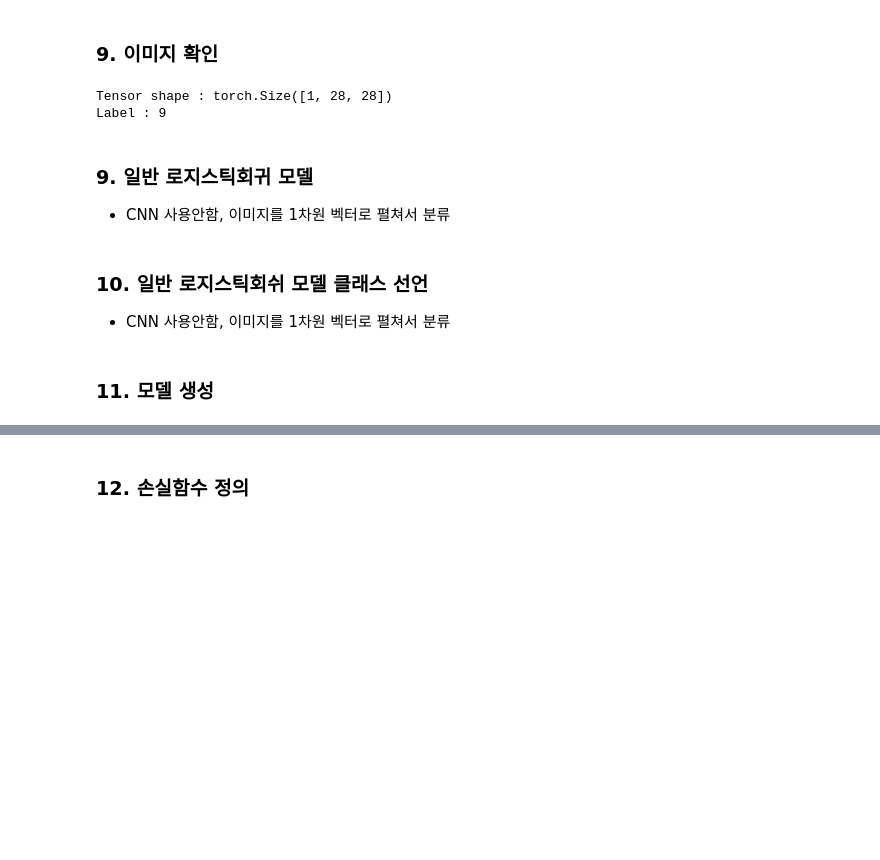
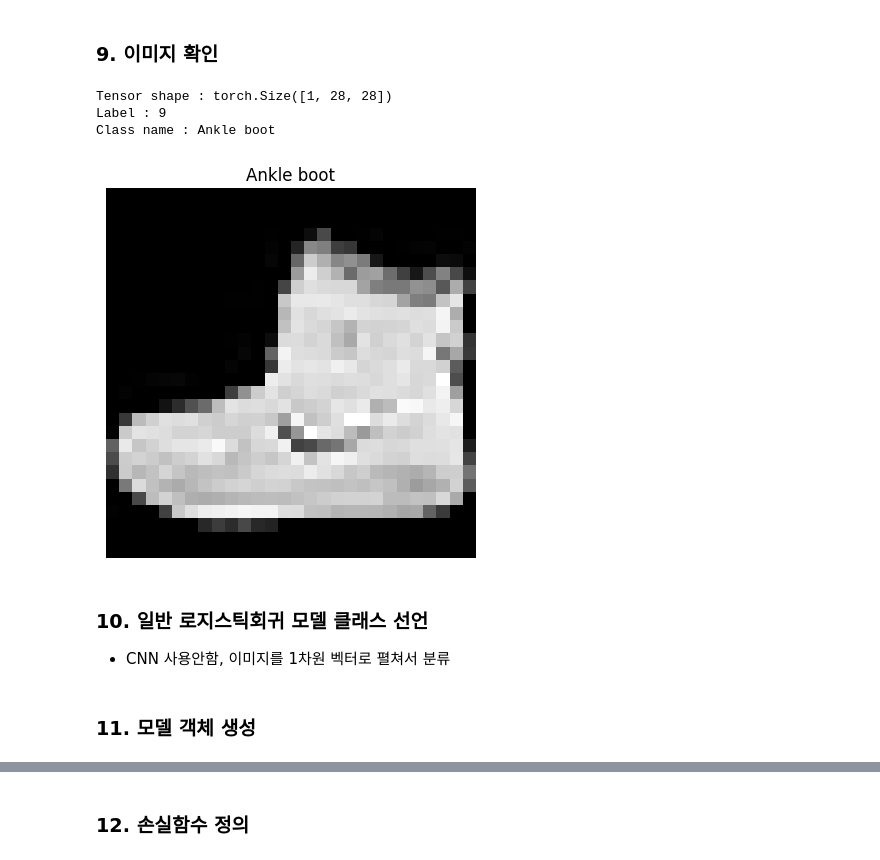
Before and after one commit to Kim-Ye-Sung/iot-python-2026, a Jupyter notebook: day9/ex32_pytorch_fashion_mnist.ipynb, the cells around one changed output, grey strips where cells are left out. Drawn from its saved outputs; the diff is of its cells as text; code cells hidden in the pictures; blank space fills up the shorter version.

```diff
--- a/day9/ex32_pytorch_fashion_mnist.ipynb
+++ b/day9/ex32_pytorch_fashion_mnist.ipynb
@@ -138,24 +138,36 @@ classes = [
 # %% [markdown]
 ### 9. 이미지 확인
 # %%
-import matplotlib.pyplot as plt     # matplotlib 차트에 이미지 출력
+import matplotlib.pyplot as plt  # matplotlib 차트에 이미지 출력
 
-# 데이터셋에서 첫 번째 데이터 가져오기
+# 데이터셋에서 첫번째 데이터
 image, label = train_dataset[0]
 
 print(f'Tensor shape : {image.shape}')
 print(f'Label : {label}')
+print(f'Class name : {classes[label]}')
+
+# 정규화 복원
+# 현재범위가 -1~1 범위로 정규화한걸 다시 복원
+# 필요없음(x) - 옵션
+image = image * 0.5 + 0.5
+
+# 이미지 출력
+# [1, 28, 28] -> [28, 28]
+image = image.squeeze()  # 1차원 제거
+
+plt.imshow(image, cmap='gray')
+plt.title(classes[label])
+plt.axis('off')
+plt.show()
 # %% [output]
 Tensor shape : torch.Size([1, 28, 28])
 Label : 9
+Class name : Ankle boot
+[figure, added]
 # %% [markdown]
-### 9. 일반 로지스틱회귀 모델
-
+### 10. 일반 로지스틱회귀 모델 클래스 선언
 - CNN 사용안함, 이미지를 1차원 벡터로 펼쳐서 분류
-# %% [markdown]
-### 10. 일반 로지스틱회쉬 모델 클래스 선언
-
-- CNN 사용안함, 이미지를 1차원 벡터로 펼쳐서 분류
 # %%
 class LogisticRegression(nn.Module):
     def __init__(self):
@@ -174,5 +186,5 @@ class LogisticRegression(nn.Module):
         x = self.linear(x)
         return x
 # %% [markdown]
-### 11. 모델 생성
+### 11. 모델 객체 생성
 # %%
```
Also changed, not shown: parts of 19 cells of this notebook, 1 other file.
